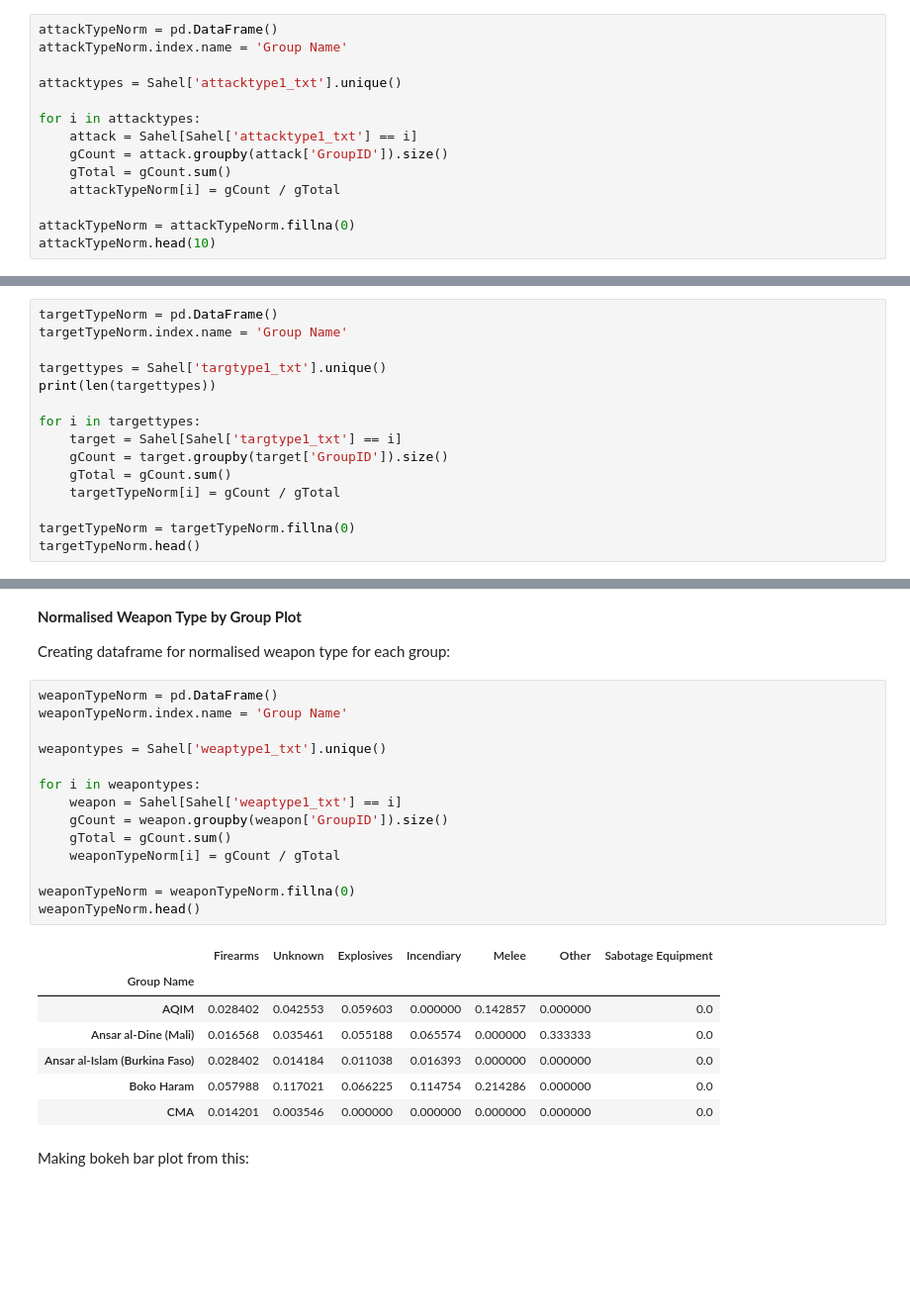
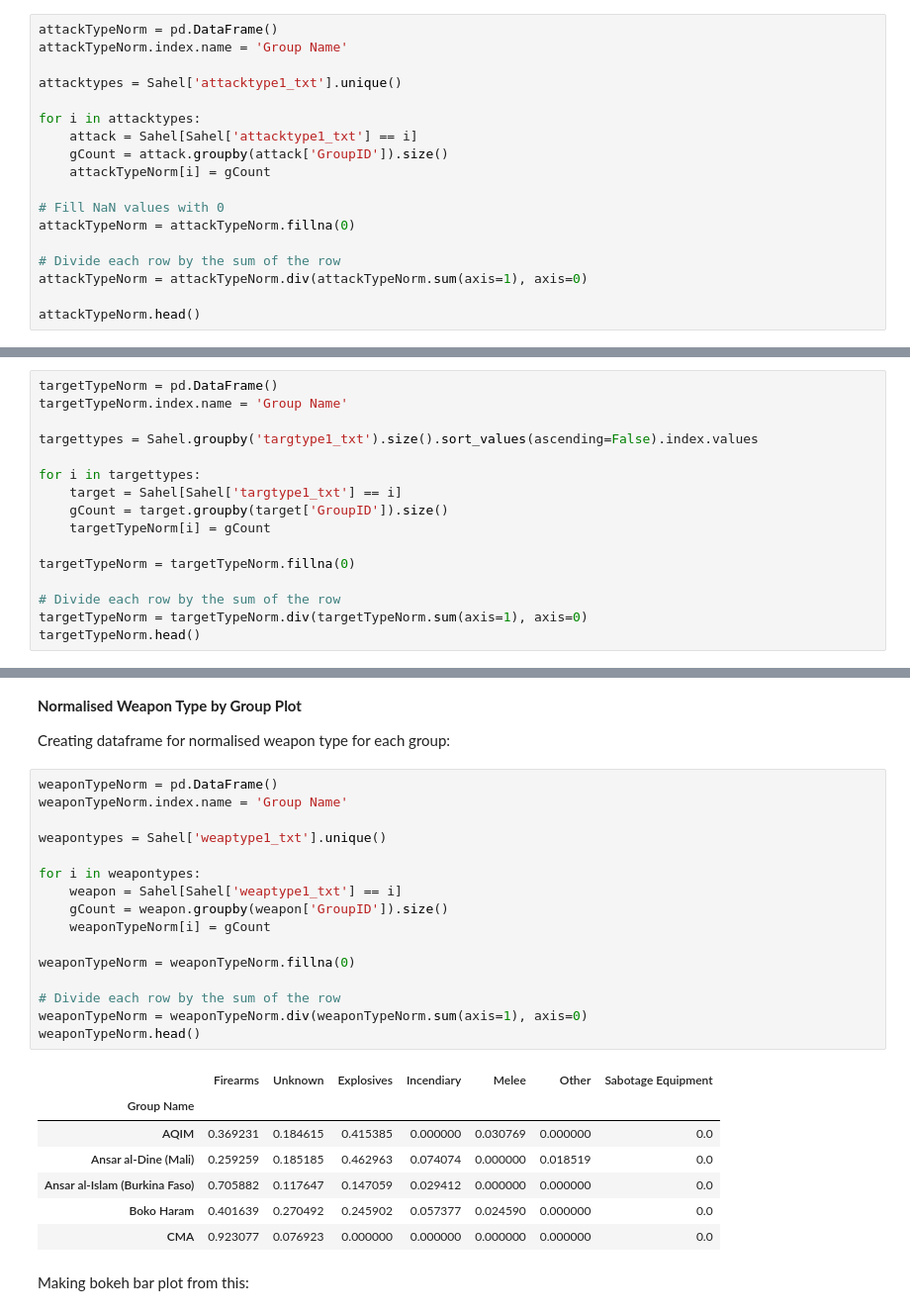
Before and after one commit to maxstalzer/maxstalzer.github.io, a Jupyter notebook: SahelNotebook.ipynb, the cells around one changed output, grey strips where cells are left out. Shown at 99% size. Cells and saved outputs as stored; diff of their text form; blank space fills up the shorter version.

```diff
--- a/SahelNotebook.ipynb
+++ b/SahelNotebook.ipynb
@@ -254,11 +277,15 @@ attacktypes = Sahel['attacktype1_txt'].unique()
 for i in attacktypes:
     attack = Sahel[Sahel['attacktype1_txt'] == i]
     gCount = attack.groupby(attack['GroupID']).size()
-    gTotal = gCount.sum()
-    attackTypeNorm[i] = gCount / gTotal
+    attackTypeNorm[i] = gCount
 
+# Fill NaN values with 0
 attackTypeNorm = attackTypeNorm.fillna(0)
-attackTypeNorm.head(10)
+
+# Divide each row by the sum of the row
+attackTypeNorm = attackTypeNorm.div(attackTypeNorm.sum(axis=1), axis=0)
+
+attackTypeNorm.head()
 # %% [output]
 |  | Assassination | Unknown | Bombing/Explosion | Armed Assault | Facility/Infrastructure Attack | ... |
 | Group Name |  |  |  |  |  | ... |
@@ -330,15 +359,16 @@ Creating dataframe for normalised target type for each group:
 targetTypeNorm = pd.DataFrame()
 targetTypeNorm.index.name = 'Group Name'
 
-targettypes = Sahel['targtype1_txt'].unique()
-print(len(targettypes))
+targettypes = Sahel.groupby('targtype1_txt').size().sort_values(ascending=False).index.values
 
 for i in targettypes:
     target = Sahel[Sahel['targtype1_txt'] == i]
     gCount = target.groupby(target['GroupID']).size()
-    gTotal = gCount.sum()
-    targetTypeNorm[i] = gCount / gTotal
+    targetTypeNorm[i] = gCount
 
 targetTypeNorm = targetTypeNorm.fillna(0)
+
+# Divide each row by the sum of the row
+targetTypeNorm = targetTypeNorm.div(targetTypeNorm.sum(axis=1), axis=0)
 targetTypeNorm.head()
 # %% [output]
@@ -412,25 +444,27 @@ Creating dataframe for normalised weapon type for each group:
 # %%
 weaponTypeNorm = pd.DataFrame()
 weaponTypeNorm.index.name = 'Group Name'
 
 weapontypes = Sahel['weaptype1_txt'].unique()
 
 for i in weapontypes:
     weapon = Sahel[Sahel['weaptype1_txt'] == i]
     gCount = weapon.groupby(weapon['GroupID']).size()
-    gTotal = gCount.sum()
-    weaponTypeNorm[i] = gCount / gTotal
+    weaponTypeNorm[i] = gCount
 
 weaponTypeNorm = weaponTypeNorm.fillna(0)
+
+# Divide each row by the sum of the row
+weaponTypeNorm = weaponTypeNorm.div(weaponTypeNorm.sum(axis=1), axis=0)
 weaponTypeNorm.head()
 # %% [output]
 |  | Firearms | Unknown | Explosives | Incendiary | Melee | Other | Sabotage Equipment |
 | Group Name |  |  |  |  |  |  |  |
-| AQIM | 0.028402 | 0.042553 | 0.059603 | 0.000000 | 0.142857 | 0.000000 | 0.0 |
-| Ansar al-Dine (Mali) | 0.016568 | 0.035461 | 0.055188 | 0.065574 | 0.000000 | 0.333333 | 0.0 |
-| Ansar al-Islam (Burkina Faso) | 0.028402 | 0.014184 | 0.011038 | 0.016393 | 0.000000 | 0.000000 | 0.0 |
-| Boko Haram | 0.057988 | 0.117021 | 0.066225 | 0.114754 | 0.214286 | 0.000000 | 0.0 |
-| CMA | 0.014201 | 0.003546 | 0.000000 | 0.000000 | 0.000000 | 0.000000 | 0.0 |
+| AQIM | 0.369231 | 0.184615 | 0.415385 | 0.000000 | 0.030769 | 0.000000 | 0.0 |
+| Ansar al-Dine (Mali) | 0.259259 | 0.185185 | 0.462963 | 0.074074 | 0.000000 | 0.018519 | 0.0 |
+| Ansar al-Islam (Burkina Faso) | 0.705882 | 0.117647 | 0.147059 | 0.029412 | 0.000000 | 0.000000 | 0.0 |
+| Boko Haram | 0.401639 | 0.270492 | 0.245902 | 0.057377 | 0.024590 | 0.000000 | 0.0 |
+| CMA | 0.923077 | 0.076923 | 0.000000 | 0.000000 | 0.000000 | 0.000000 | 0.0 |
 # %% [markdown]
 Making bokeh bar plot from this:
 # %%
```
Also changed, not shown: parts of 7 cells of this notebook, 8 other files.
